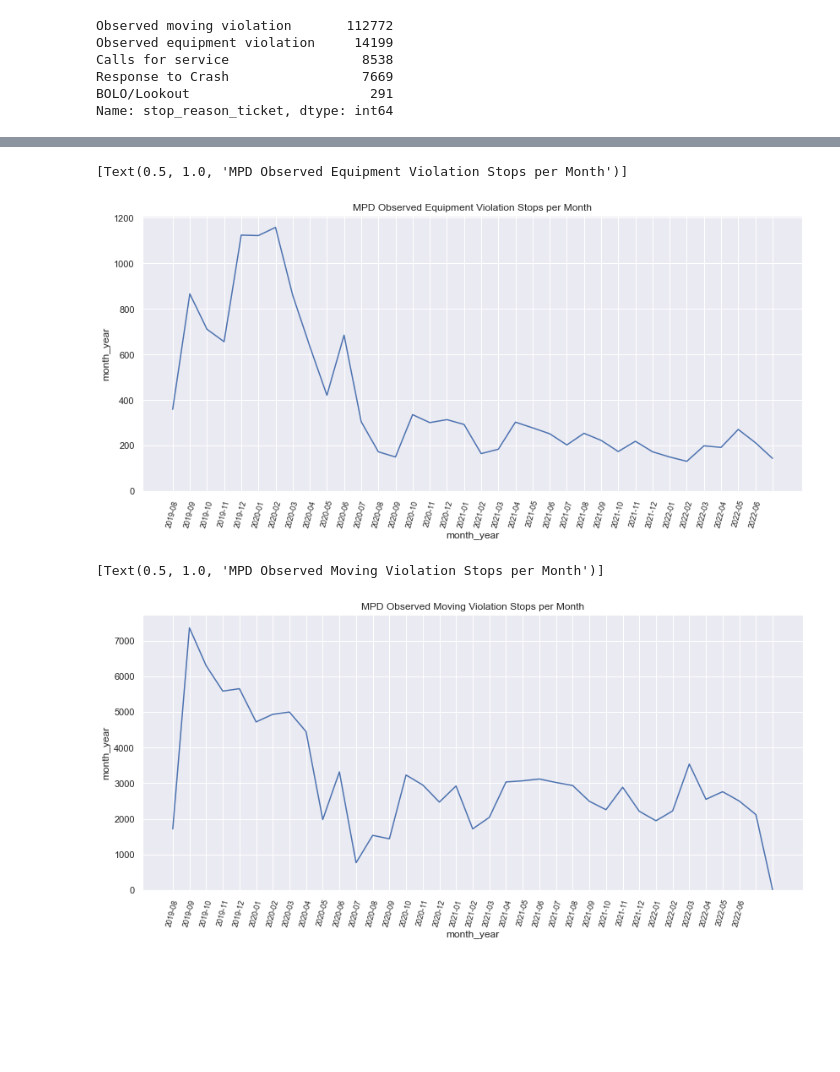
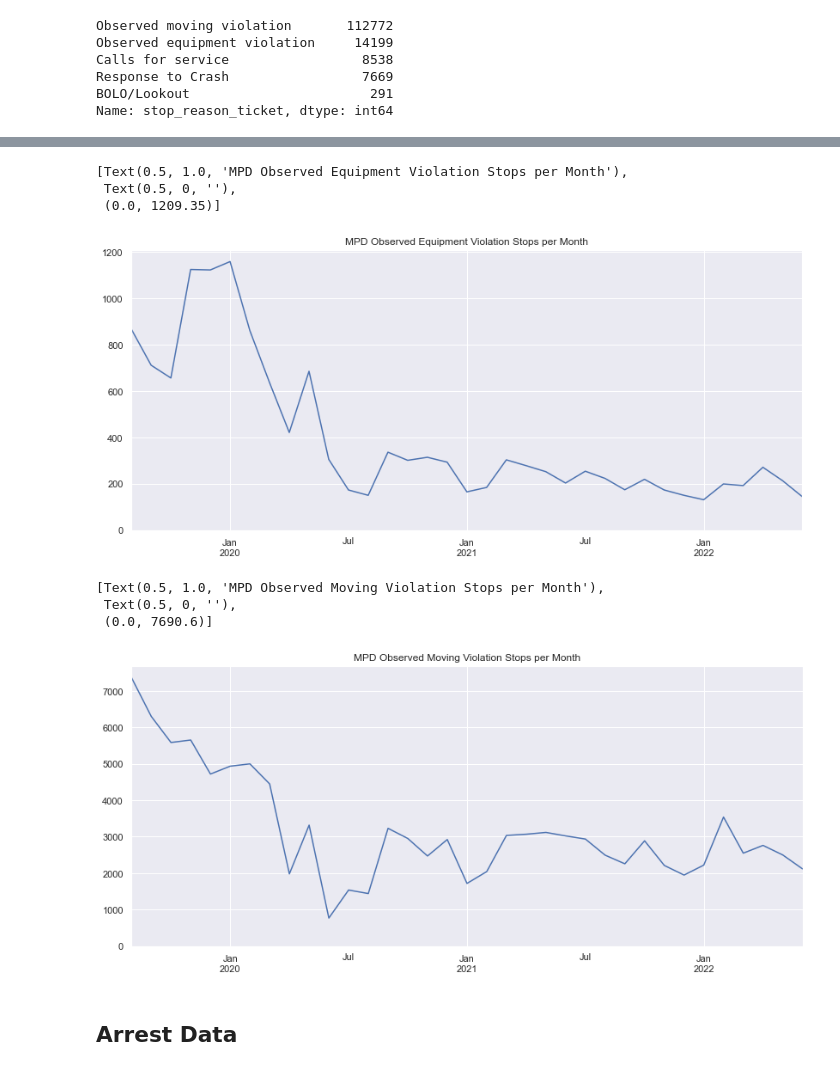
Before and after one commit to taylorterry3/dc_crime, a Jupyter notebook: notebooks/DC_MPD_Crime_stats.ipynb, the cells around one changed output, grey strips where cells are left out. Drawn from its saved outputs; the diff is of its cells as text; code cells hidden in the pictures; blank space fills up the shorter version.

Commit message:
Improve date handling in graphs, clean up notebook

```diff
--- a/notebooks/DC_MPD_Crime_stats.ipynb
+++ b/notebooks/DC_MPD_Crime_stats.ipynb
@@ -201,0 +201,12 @@ incidents_2019_monthly_averages
+# %%
+sns.set(rc={"figure.figsize": (14, 6)})
+g = sns.lineplot(
+    data=incidents_by_month[
+        incidents_by_month.Offense.isin(
+            ["assault w/dangerous weapon", "homicide", "robbery", "sex abuse"]
+        )
+    ],
+    x="Date",
+    y="Count",
+    hue="Offense"
+)
@@ -222,0 +238,12 @@ g.set(title="Crime Incidents per Month, Homicide and Car Theft vs. Others (norma
+# %%
+# facet grid instead
+sns.set(rc={"figure.figsize": (14, 6)})
+g = sns.FacetGrid(data=incidents_by_month, row="Crime Type", height=2, aspect=6)
+g.set(
+    xlim=(incidents_by_month.Date.min(), incidents_by_month.Date.max())
+)  # something is broken, this is a hack
+g.set(ylim=(0.4, 2.4))
+g.map(plt.axhline, y=1, ls="--", c="orange")
+g.map(plt.axvline, x=pd.to_datetime("2020-04-01"), ls="--", c="green")
+g.map_dataframe(sns.lineplot, x="Date", y="Normalized Count", errorbar=None)
+g.add_legend()
@@ -277,24 +310,36 @@ g.set(
 # %%
-g = sns.lineplot(stop_data[stop_data.stop_reason_ticket == "Observed equipment violation"].groupby(
-    "month_year"
-).month_year.count())
-g.set_xticklabels(labels=stops_per_month.Month, size=9, rotation=75) # Broken, just hacking
-g.set(ylim=(0, None))
+g = (
+    stop_data[stop_data.stop_reason_ticket == "Observed equipment violation"]
+    .groupby("month_year")
+    .objectid.count()[1:]
+    .plot()
+)  # [1:] to remove an incomplete month
 g.set(
-    title="MPD Observed Equipment Violation Stops per Month"
+    title="MPD Observed Equipment Violation Stops per Month",
+    xlabel=None,
+    ylim=(0, None),
 )
 # %% [output]
-[Text(0.5, 1.0, 'MPD Observed Equipment Violation Stops per Month')]
+[Text(0.5, 1.0, 'MPD Observed Equipment Violation Stops per Month'),
+ Text(0.5, 0, ''),
+ (0.0, 1209.35)]
-[figure, old version]
+[figure, new version]
 # %%
-g = sns.lineplot(stop_data[stop_data.stop_reason_ticket == "Observed moving violation"].groupby(
-    "month_year"
-).month_year.count())
-g.set_xticklabels(labels=stops_per_month.Month, size=9, rotation=75) # Broken, just hacking
-g.set(ylim=(0, None))
+g = (
+    stop_data[stop_data.stop_reason_ticket == "Observed moving violation"]
+    .groupby("month_year")
+    .objectid.count()[1:-1]
+    .plot()
+)  # [1:-1] to remove incomplete months
 g.set(
-    title="MPD Observed Moving Violation Stops per Month"
+    title="MPD Observed Moving Violation Stops per Month",
+    xlabel=None,
+    ylim=(0, None),
 )
 # %% [output]
-[Text(0.5, 1.0, 'MPD Observed Moving Violation Stops per Month')]
+[Text(0.5, 1.0, 'MPD Observed Moving Violation Stops per Month'),
+ Text(0.5, 0, ''),
+ (0.0, 7690.6)]
-[figure, old version]
+[figure, new version]
+# %% [markdown]
+## Arrest Data
```
Also changed, not shown: parts of 36 cells of this notebook.
